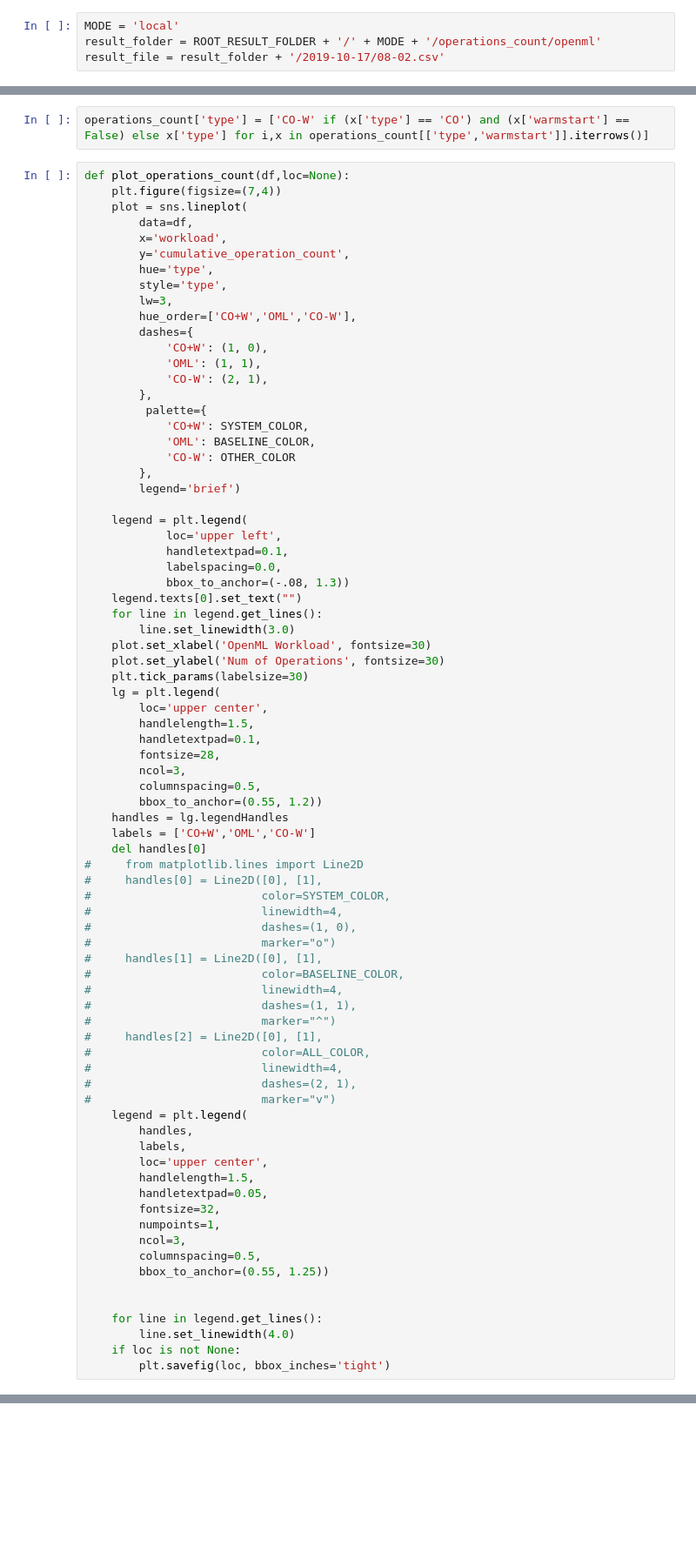
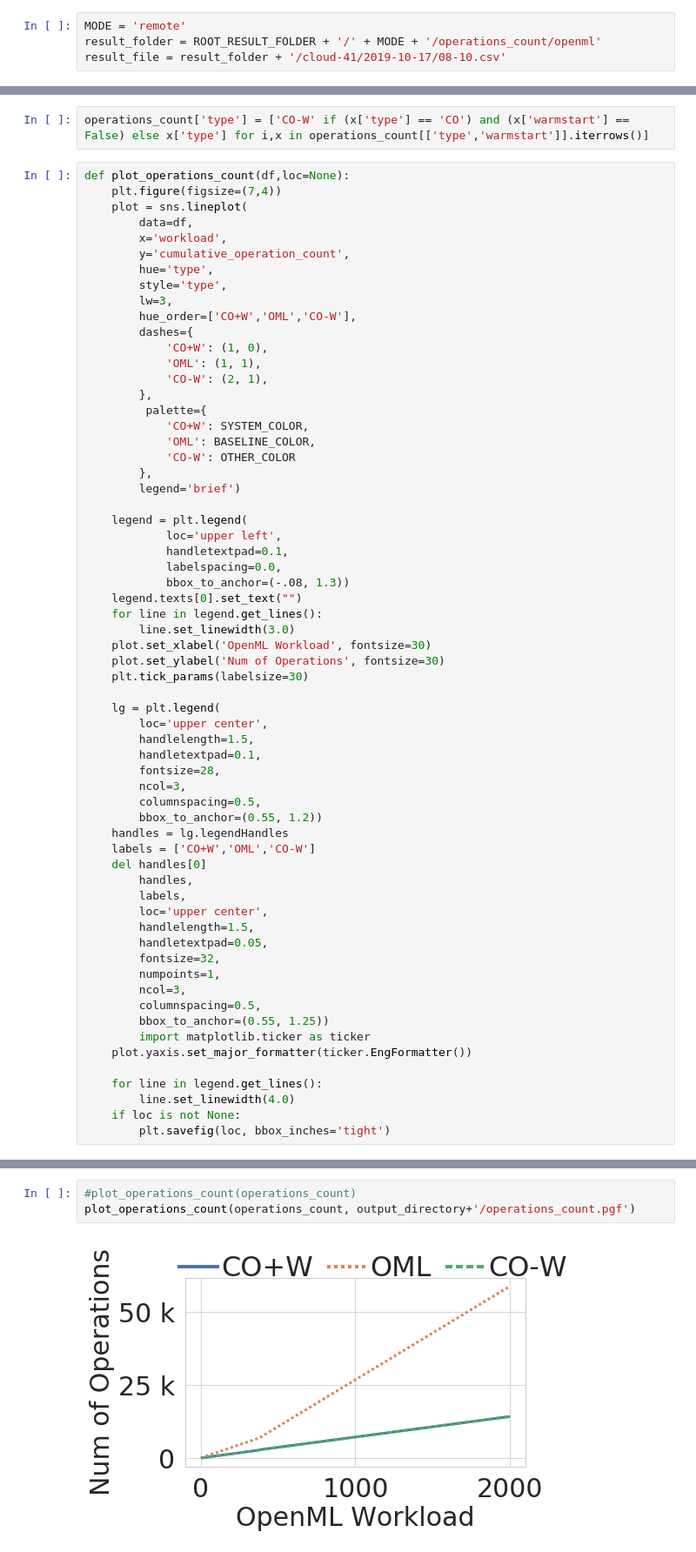
Before and after one commit to dbehrouz/ml-workload-optimization, a Jupyter notebook: code/collaborative-optimizer/paper/experiments/operations_count/plots.ipynb, the cells around one changed output, grey strips where cells are left out. Shown: that part at 87% size. Saved outputs shown, nothing was run; the diff lists cells and outputs as text; blank space fills up the shorter version.

Commit message:
adds operation counts figure to the experiments

```diff
--- a/code/collaborative-optimizer/paper/experiments/operations_count/plots.ipynb
+++ b/code/collaborative-optimizer/paper/experiments/operations_count/plots.ipynb
@@ -44,9 +44,9 @@ def create_folder(path):
             if exc.errno != errno.EEXIST:
                 raise
 # %%
-MODE = 'local'
+MODE = 'remote'
 result_folder = ROOT_RESULT_FOLDER + '/' + MODE + '/operations_count/openml'
-result_file = result_folder + '/2019-10-17/08-02.csv'
+result_file = result_folder + '/cloud-41/2019-10-17/08-10.csv'
 # %%
 HEADERS = [
     'timestamp', 'exp_id', 'repo', 'pipeline', 'setup', 'type', 'warmstart', 'mat_budget','score', 'operation_count'
@@ -100,6 +97,7 @@ def plot_operations_count(df,loc=None):
     plot.set_xlabel('OpenML Workload', fontsize=30)
     plot.set_ylabel('Num of Operations', fontsize=30)
     plt.tick_params(labelsize=30)
+
     lg = plt.legend(
         loc='upper center',
         handlelength=1.5,
@@ -111,23 +109,6 @@ def plot_operations_count(df,loc=None):
     handles = lg.legendHandles
     labels = ['CO+W','OML','CO-W']
     del handles[0]
-#     from matplotlib.lines import Line2D
-#     handles[0] = Line2D([0], [1],
-#                         color=SYSTEM_COLOR,
-#                         linewidth=4,
-#                         dashes=(1, 0),
-#                         marker="o")
-#     handles[1] = Line2D([0], [1],
-#                         color=BASELINE_COLOR,
-#                         linewidth=4,
-#                         dashes=(1, 1),
-#                         marker="^")
-#     handles[2] = Line2D([0], [1],
-#                         color=ALL_COLOR,
-#                         linewidth=4,
-#                         dashes=(2, 1),
-#                         marker="v")
-    legend = plt.legend(
         handles,
         labels,
         loc='upper center',
@@ -138,7 +119,8 @@ def plot_operations_count(df,loc=None):
         ncol=3,
         columnspacing=0.5,
         bbox_to_anchor=(0.55, 1.25))
-
+        import matplotlib.ticker as ticker
+    plot.yaxis.set_major_formatter(ticker.EngFormatter())
 
     for line in legend.get_lines():
         line.set_linewidth(4.0)
@@ -190,0 +129,5 @@ execution_times[execution_times.type =='OML'].tail()
+# %%
+#plot_operations_count(operations_count)
+plot_operations_count(operations_count, output_directory+'/operations_count.pgf')
+# %% [output]
+[figure, added]
```
Also changed, not shown: parts of 7 cells of this notebook, 2 other files.
